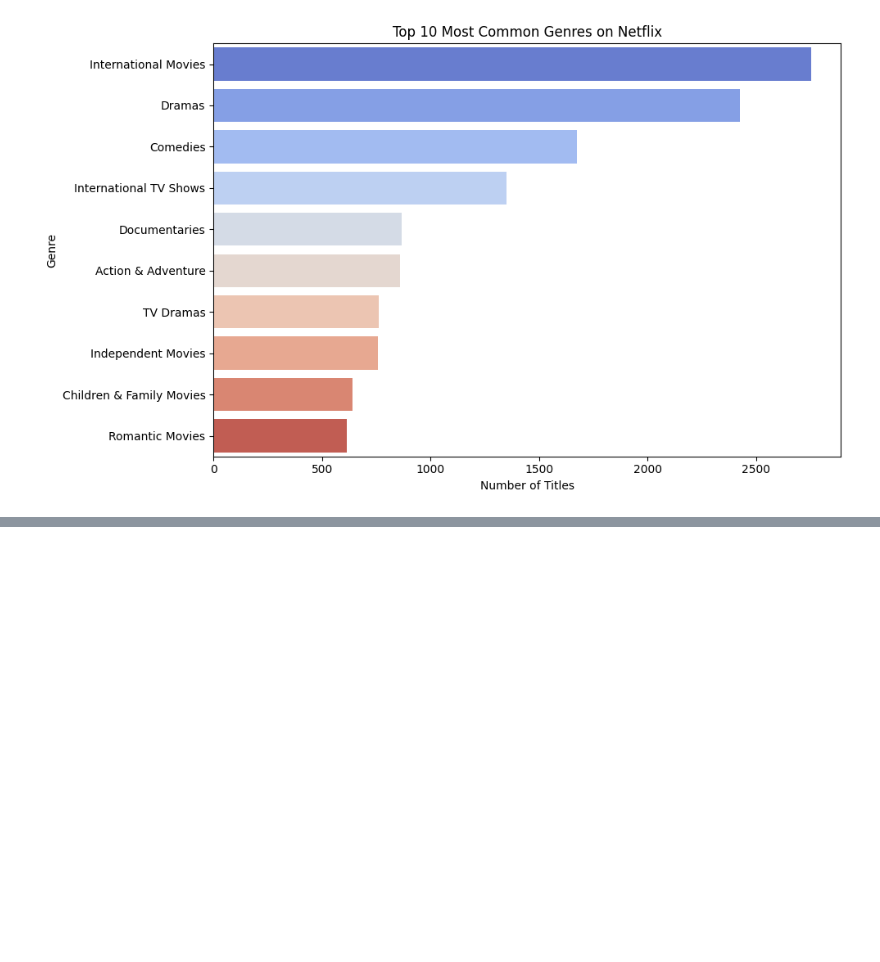
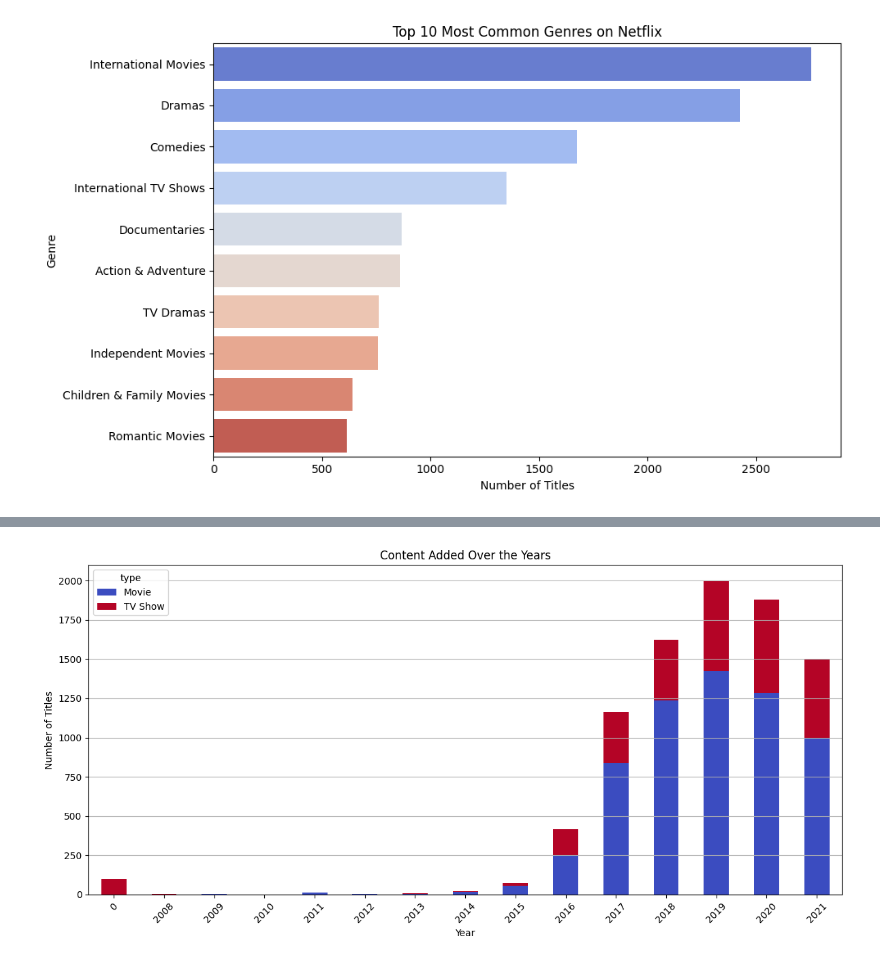
Before and after one commit to lalit1511/EDA_Projects, a Jupyter notebook: Netflix_Movies_and_TV_Shows.ipynb, the cells around one changed output, grey strips where cells are left out. Drawn from its saved outputs; the diff is of its cells as text; code cells hidden in the pictures; blank space fills up the shorter version.

```diff
--- a/Netflix_Movies_and_TV_Shows.ipynb
+++ b/Netflix_Movies_and_TV_Shows.ipynb
@@ -166,0 +200,24 @@ Passing `palette` without assigning `hue` is deprecated and will be removed in v
+# %%
+#📈 Step: Trend of Content Added Over the Years
+#📈 Step: Trend of Content Added Over the Years
+# Convert 'date_added' to datetime format, handling errors and inconsistent formats
+df['date_added'] = pd.to_datetime(df['date_added'], errors='coerce', format='%B %d, %Y')
+
+# Extract year from 'date_added'
+# Handle NaT (Not a Time) values that might result from conversion errors
+df['year_added'] = df['date_added'].dt.year.fillna(0).astype(int)
+
+# Group by year and type (Movie/TV Show)
+content_trend = df.groupby(['year_added','type']).size().unstack()
+
+# Plot the trend
+content_trend.plot(kind='bar', stacked=True, figsize=(12, 6), colormap='coolwarm')
+plt.title('Content Added Over the Years')
+plt.xlabel('Year')
+plt.ylabel('Number of Titles')
+plt.xticks(rotation=45)
+plt.grid(axis='y')
+plt.tight_layout()
+plt.show()
+# %% [output]
+[figure, added]
```
Also changed, not shown: parts of 8 cells of this notebook.
